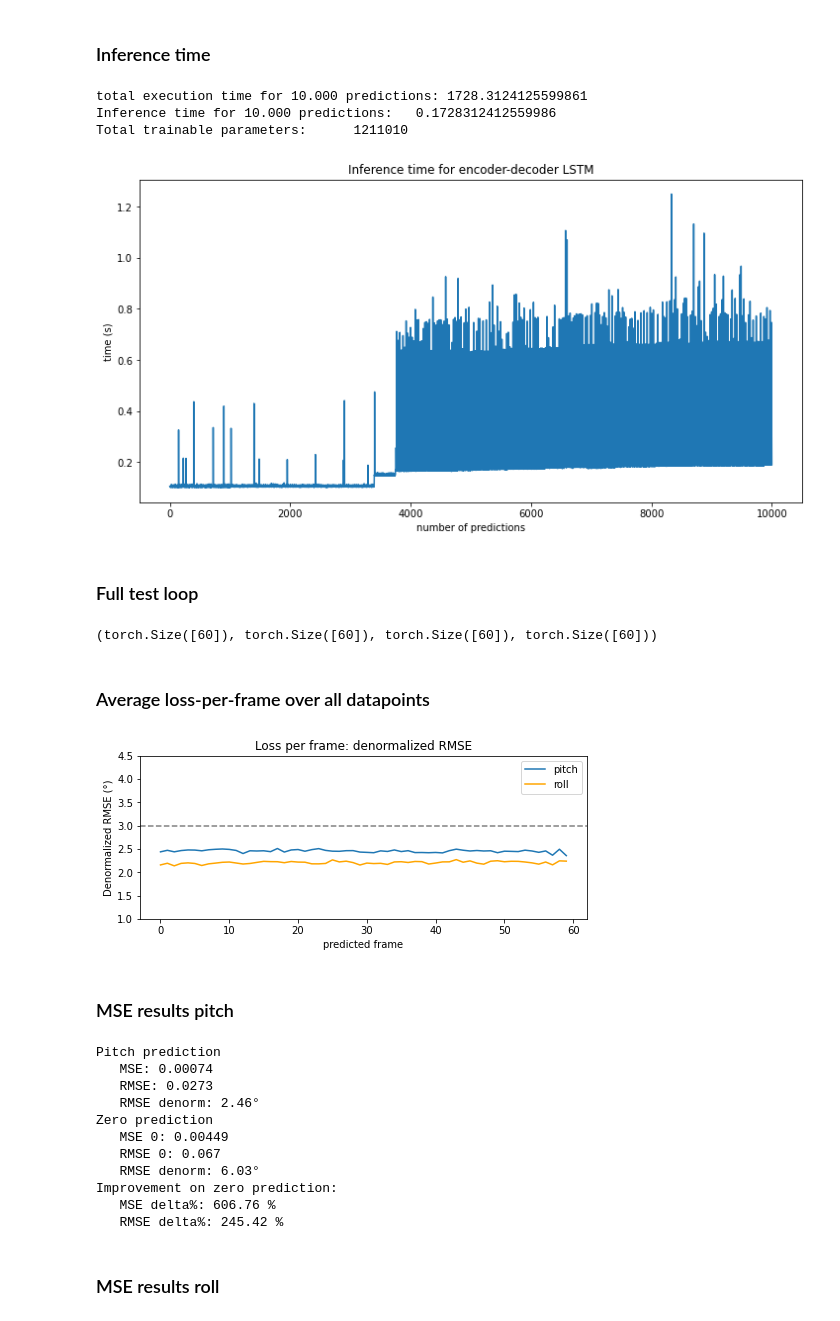
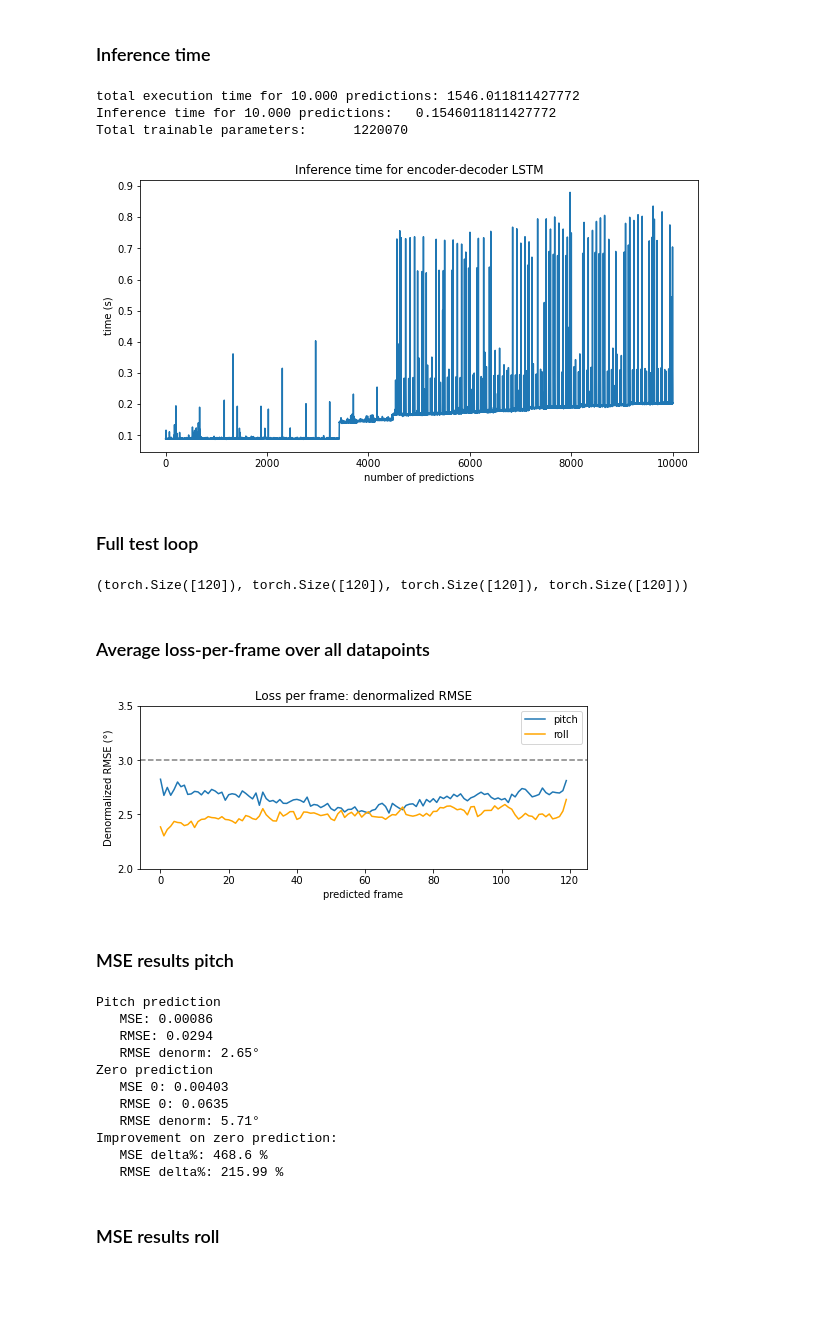
Before and after one commit to lancedw/3D-state-prediction-for-surface-vessels-using-IMU-data-and-images, a Jupyter notebook: code/notebooks/train_notebooks/enc_dec_lstm.ipynb, the cells around one changed output. Cells and saved outputs as stored; diff of their text form; code cells hidden in the pictures; blank space fills up the shorter version.

```diff
--- a/code/notebooks/train_notebooks/enc_dec_lstm.ipynb
+++ b/code/notebooks/train_notebooks/enc_dec_lstm.ipynb
@@ -68,7 +68,7 @@ if not os.path.exists(RESULT_FOLDER):
     os.mkdir(RESULT_FOLDER)
 # %%
 FRAMES_IN = 60
-FRAMES_OUT = 60
+FRAMES_OUT = 120
 
 N_EPISODES = 540
 FRAMES_PER_EPISODE = 400
@@ -670,9 +670,9 @@ for p in loaded_model.parameters():
 
 print(f"Total trainable parameters:\t {sum}")
 # %% [output]
-total execution time for 10.000 predictions: 1728.3124125599861
-Inference time for 10.000 predictions:   0.1728312412559986
-Total trainable parameters:      1211010
+total execution time for 10.000 predictions: 1546.011811427772
+Inference time for 10.000 predictions:   0.1546011811427772
+Total trainable parameters:      1220070
 # %%
 plt.figure(figsize=(10,5))
 plt.plot(total)
@@ -682,7 +682,7 @@ plt.title("Inference time for encoder-decoder LSTM")
 plt.savefig(f'{RESULT_FOLDER}/inference_{FRAMES_IN}in_{FRAMES_OUT}out_epochs{NUM_EPOCHS}',  bbox_inches='tight')
 plt.show()
 # %% [output]
-[figure, old version]
+[figure, new version]
 # %% [markdown]
 ### Full test loop
 # %%
@@ -721,7 +721,7 @@ for i in range(len(predictions)):
 
 pitch_predictions[0].shape, roll_predictions[0].shape, pitch_label[0].shape, roll_label[0].shape
 # %% [output]
-(torch.Size([60]), torch.Size([60]), torch.Size([60]), torch.Size([60]))
+(torch.Size([120]), torch.Size([120]), torch.Size([120]), torch.Size([120]))
 # %% [markdown]
 ### Average loss-per-frame over all datapoints
 # %%
@@ -752,22 +752,22 @@ roll_lpf_mse = roll_total / total
 # %%
 pitch_lpf_rmse = np.sqrt(pitch_lpf_mse)
 roll_lpf_rmse = np.sqrt(roll_lpf_mse)
 denorm = lambda x: denorm_pr(x)
 vfunc = np.vectorize(denorm)
 plt.figure(figsize=(8,3))
 plt.plot(vfunc(pitch_lpf_rmse), label='pitch')
 plt.plot(vfunc(roll_lpf_rmse), color='orange', label='roll')
 plt.axhline(y=3, color='gray', linestyle='--')
 plt.xlabel('predicted frame')
 plt.ylabel('Denormalized RMSE (°)')
-plt.yticks(np.arange(1,5,0.5))
+plt.yticks(np.arange(2,4,0.5))
 plt.title('Loss per frame: denormalized RMSE')
 plt.legend()
 if SAVE_RESULTS:
     plt.savefig(f'{RESULT_FOLDER}/LPF-denorm-RMSE_{FRAMES_IN}in_{FRAMES_OUT}out_epochs{NUM_EPOCHS}', bbox_inches='tight')
 plt.show()
 # %% [output]
-[figure, old version]
+[figure, new version]
 # %% [markdown]
 ### MSE results pitch
 # %%
@@ -811,16 +811,16 @@ print("   MSE delta%:", round(mse0/mse*100, 2), "%")
 print("   RMSE delta%:", round(rmse0/rmse*100, 2), "%")
 # %% [output]
 Pitch prediction
-   MSE: 0.00074
-   RMSE: 0.0273
-   RMSE denorm: 2.46°
+   MSE: 0.00086
+   RMSE: 0.0294
+   RMSE denorm: 2.65°
 Zero prediction
-   MSE 0: 0.00449
-   RMSE 0: 0.067
-   RMSE denorm: 6.03°
+   MSE 0: 0.00403
+   RMSE 0: 0.0635
+   RMSE denorm: 5.71°
 Improvement on zero prediction:
-   MSE delta%: 606.76 %
-   RMSE delta%: 245.42 %
+   MSE delta%: 468.6 %
+   RMSE delta%: 215.99 %
 # %% [markdown]
 ### MSE results roll
 # %%
```
Also changed, not shown: parts of 17 cells of this notebook, 14 other files.
